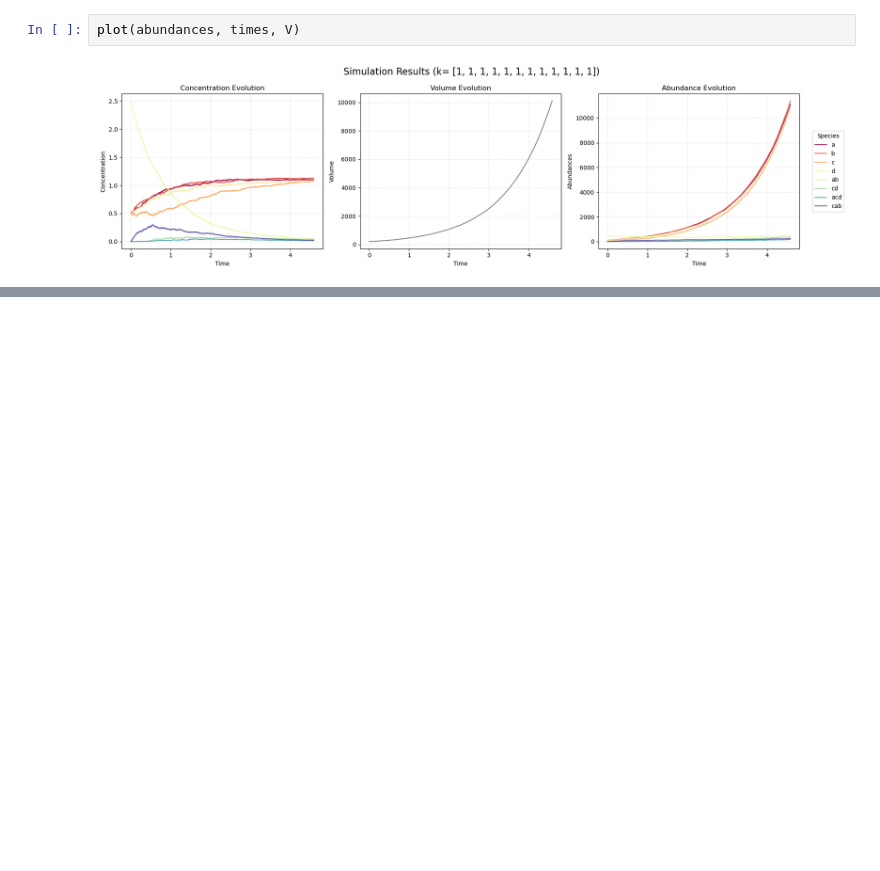
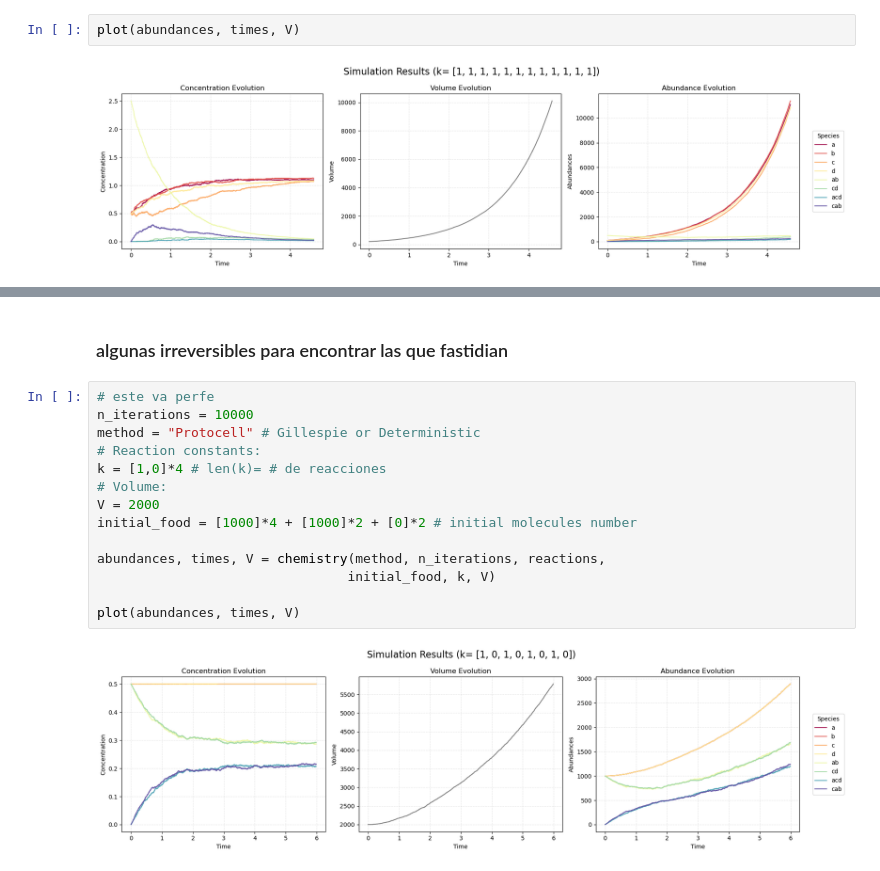
Before and after one commit to CAB-GCA/catalytic_world, a Jupyter notebook: autocat_abcd.ipynb, the cells around one changed output, grey strips where cells are left out. Cells and saved outputs as stored; diff of their text form; blank space fills up the shorter version.

Commit message:
algunas irreversibles

```diff
--- a/autocat_abcd.ipynb
+++ b/autocat_abcd.ipynb
@@ -110,0 +129,18 @@ plot(abundances, times, V)
+# %% [markdown]
+### algunas irreversibles para encontrar las que fastidian
+# %%
+# este va perfe
+n_iterations = 10000
+method = "Protocell" # Gillespie or Deterministic
+# Reaction constants:
+k = [1,0]*4 # len(k)= # de reacciones
+# Volume:
+V = 2000
+initial_food = [1000]*4 + [1000]*2 + [0]*2 # initial molecules number
+
+abundances, times, V = chemistry(method, n_iterations, reactions,
+                                initial_food, k, V)
+
+plot(abundances, times, V)
+# %% [output]
+[figure, added]
```
Also changed, not shown: parts of 10 cells of this notebook.
